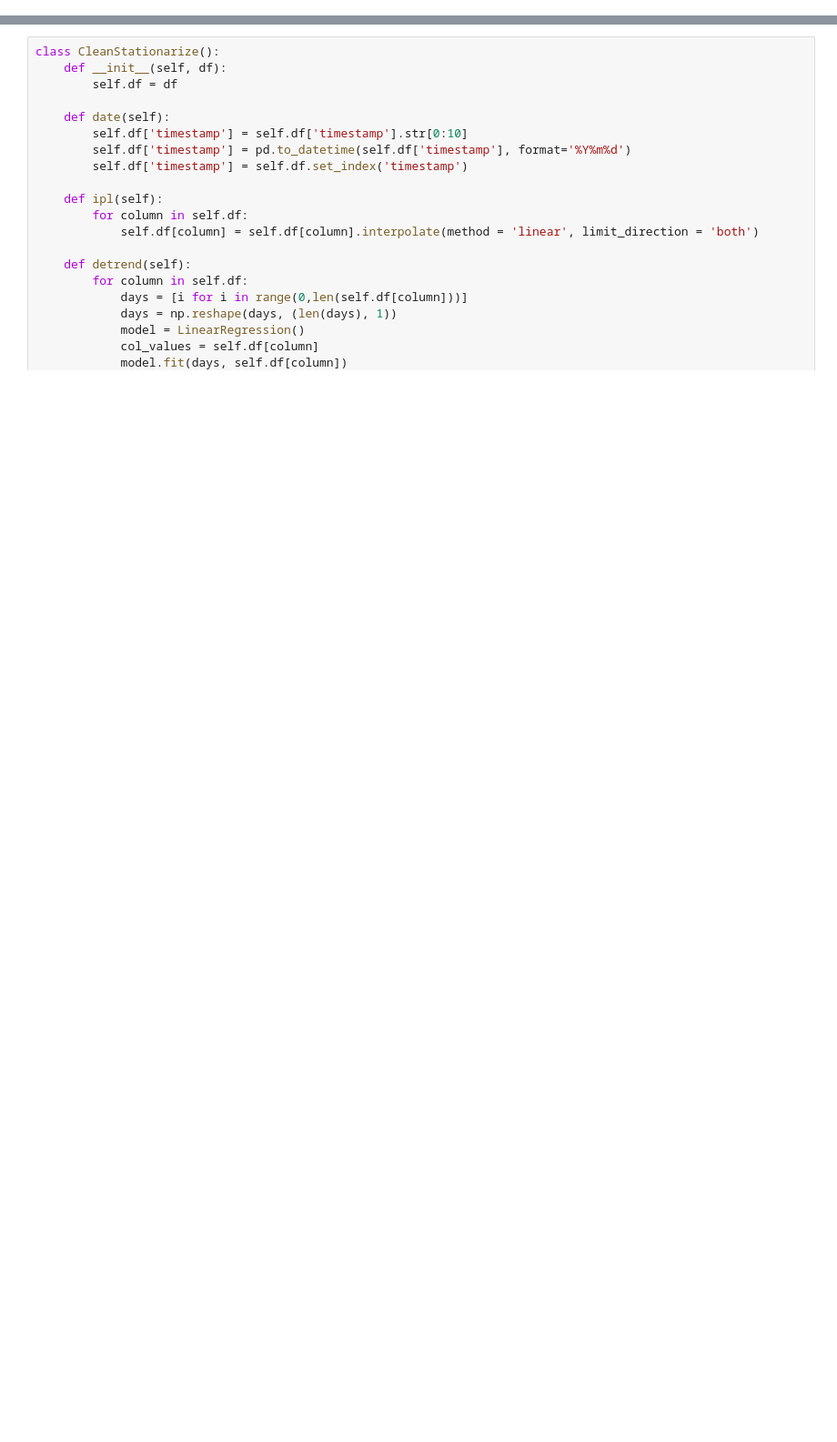
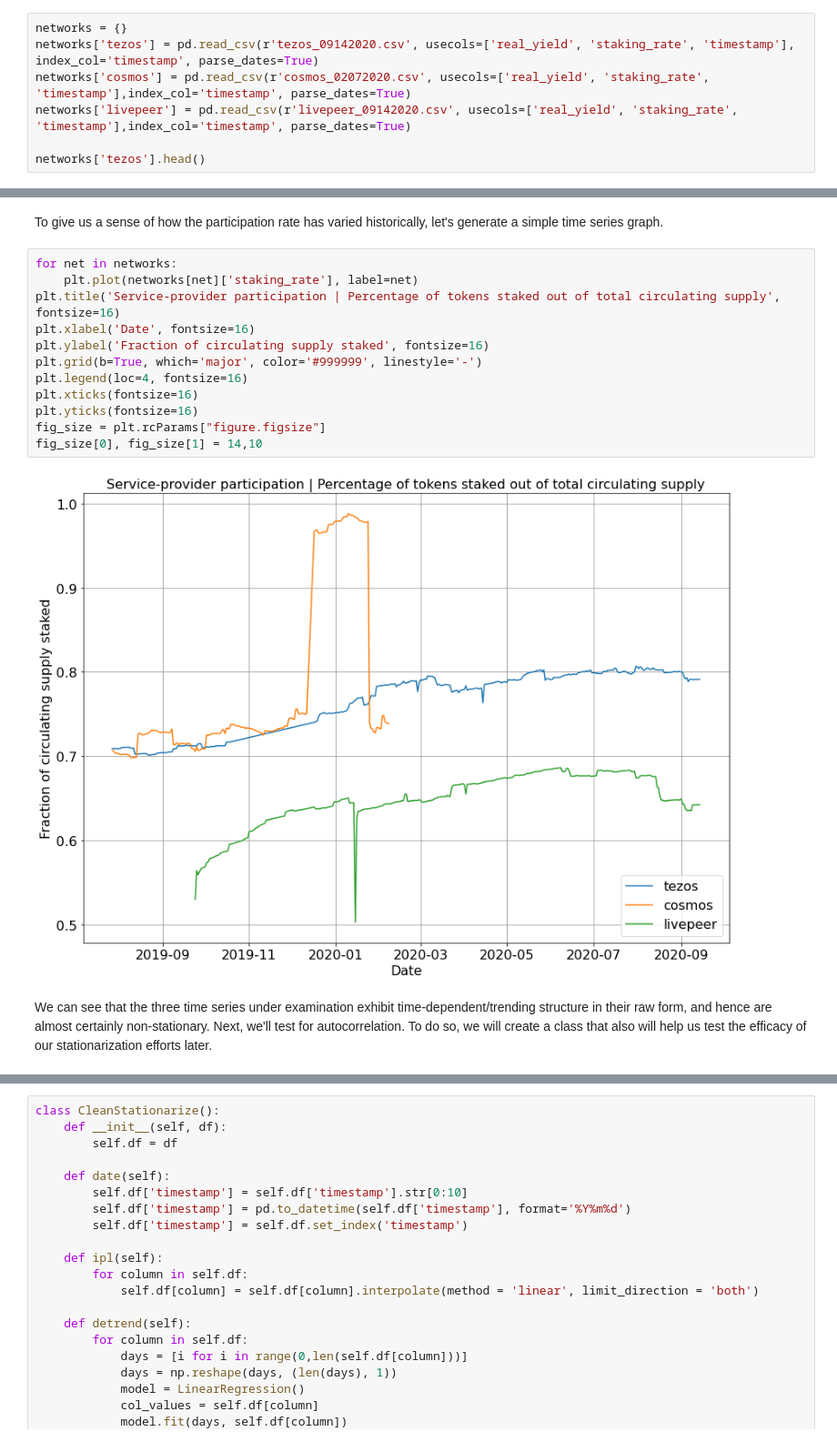
Before and after one commit to arjunhassard/protocol, a Jupyter notebook: data_science_for_parametrization/subsidization_participation_timeseries_analysis.ipynb, the cells around one changed output, grey strips where cells are left out. Shown at 91% size. Cells and saved outputs as stored; diff of their text form; blank space fills up the shorter version.

```diff
--- a/data_science_for_parametrization/subsidization_participation_timeseries_analysis.ipynb
+++ b/data_science_for_parametrization/subsidization_participation_timeseries_analysis.ipynb
@@ -18,0 +41,7 @@ fig_size[1] = 10
+# %%
+networks = {}
+networks['tezos'] = pd.read_csv(r'tezos_09142020.csv', usecols=['real_yield', 'staking_rate', 'timestamp'], index_col='timestamp', parse_dates=True)
+networks['cosmos'] = pd.read_csv(r'cosmos_02072020.csv', usecols=['real_yield', 'staking_rate', 'timestamp'],index_col='timestamp', parse_dates=True)
+networks['livepeer'] = pd.read_csv(r'livepeer_09142020.csv', usecols=['real_yield', 'staking_rate', 'timestamp'],index_col='timestamp', parse_dates=True)
+
+networks['tezos'].head()
@@ -18,0 +82,18 @@ fig_size[1] = 10
+# %% [markdown]
+To give us a sense of how the participation rate has varied historically, let's generate a simple time series graph.
+# %%
+for net in networks:
+    plt.plot(networks[net]['staking_rate'], label=net)
+plt.title('Service-provider participation | Percentage of tokens staked out of total circulating supply', fontsize=16)
+plt.xlabel('Date', fontsize=16)
+plt.ylabel('Fraction of circulating supply staked', fontsize=16)
+plt.grid(b=True, which='major', color='#999999', linestyle='-')
+plt.legend(loc=4, fontsize=16)
+plt.xticks(fontsize=16)
+plt.yticks(fontsize=16)
+fig_size = plt.rcParams["figure.figsize"]
+fig_size[0], fig_size[1] = 14,10
+# %% [output]
+[figure, added]
+# %% [markdown]
+We can see that the three time series under examination exhibit time-dependent/trending structure in their raw form, and hence are almost certainly non-stationary. Next, we'll test for autocorrelation. To do so, we will create a class that also will help us test the efficacy of our stationarization efforts later.
```
Also changed, not shown: parts of 36 cells of this notebook.
